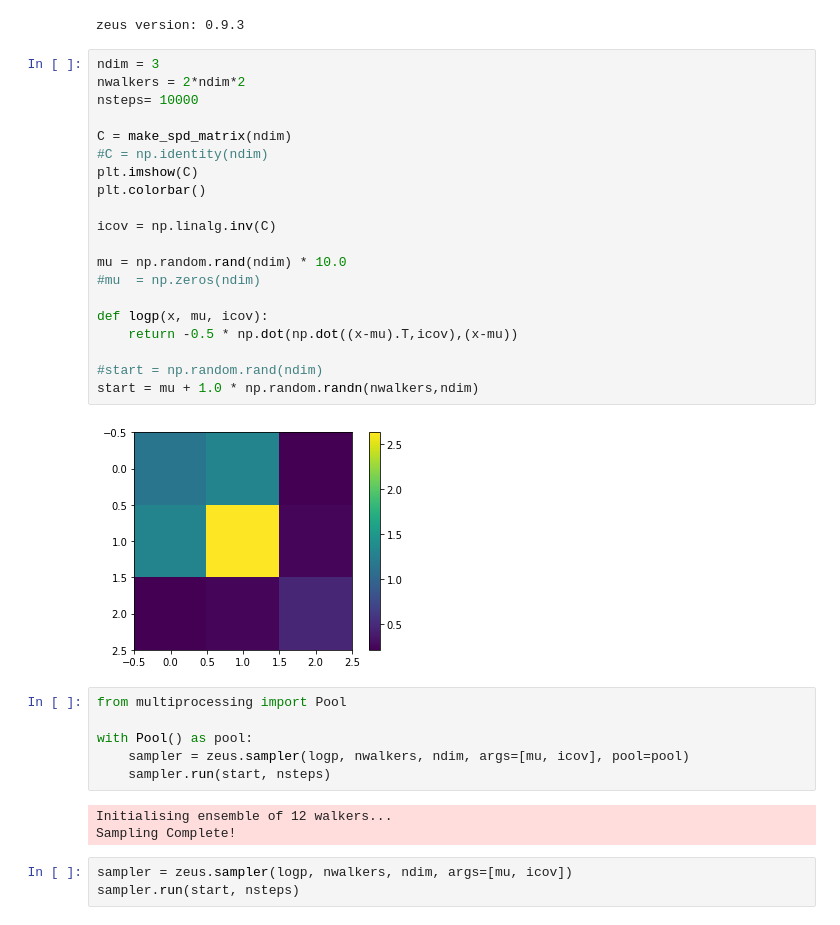
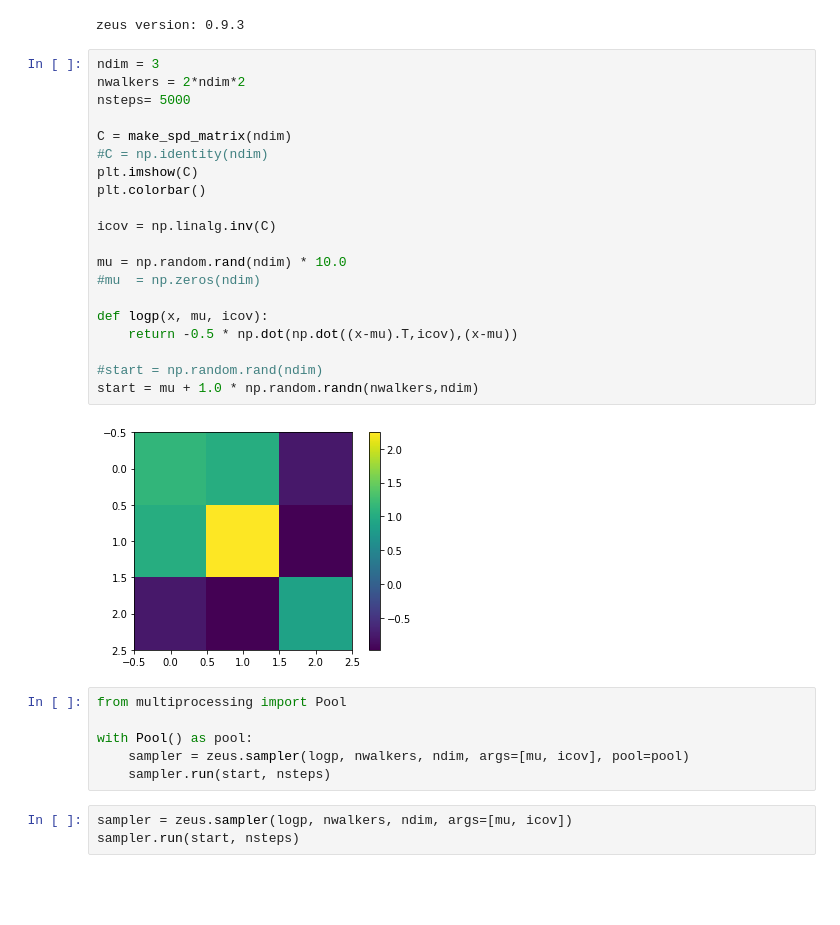
Before and after one commit to minaskar/zeus, a Jupyter notebook: examples/normal_distribution.ipynb, the cells around one changed output. Saved outputs shown, nothing was run; the diff lists cells and outputs as text; blank space fills up the shorter version.

```diff
--- a/examples/normal_distribution.ipynb
+++ b/examples/normal_distribution.ipynb
@@ -12,34 +12,31 @@ zeus version: 0.9.3
 # %%
 ndim = 3
 nwalkers = 2*ndim*2
-nsteps= 10000
+nsteps= 5000
 
 C = make_spd_matrix(ndim)
 #C = np.identity(ndim)
 plt.imshow(C)
 plt.colorbar()
 
 icov = np.linalg.inv(C)
 
 mu = np.random.rand(ndim) * 10.0
 #mu  = np.zeros(ndim)
 
 def logp(x, mu, icov):
     return -0.5 * np.dot(np.dot((x-mu).T,icov),(x-mu))
 
 #start = np.random.rand(ndim)
 start = mu + 1.0 * np.random.randn(nwalkers,ndim)
 # %% [output]
-[figure, old version]
+[figure, new version]
 # %%
 from multiprocessing import Pool
 
 with Pool() as pool:
     sampler = zeus.sampler(logp, nwalkers, ndim, args=[mu, icov], pool=pool)
     sampler.run(start, nsteps)
-# %% [output]
-Initialising ensemble of 12 walkers...
-Sampling Complete!
 # %%
 sampler = zeus.sampler(logp, nwalkers, ndim, args=[mu, icov])
 sampler.run(start, nsteps)
```
Also changed, not shown: parts of 4 cells of this notebook, 1 other file.
